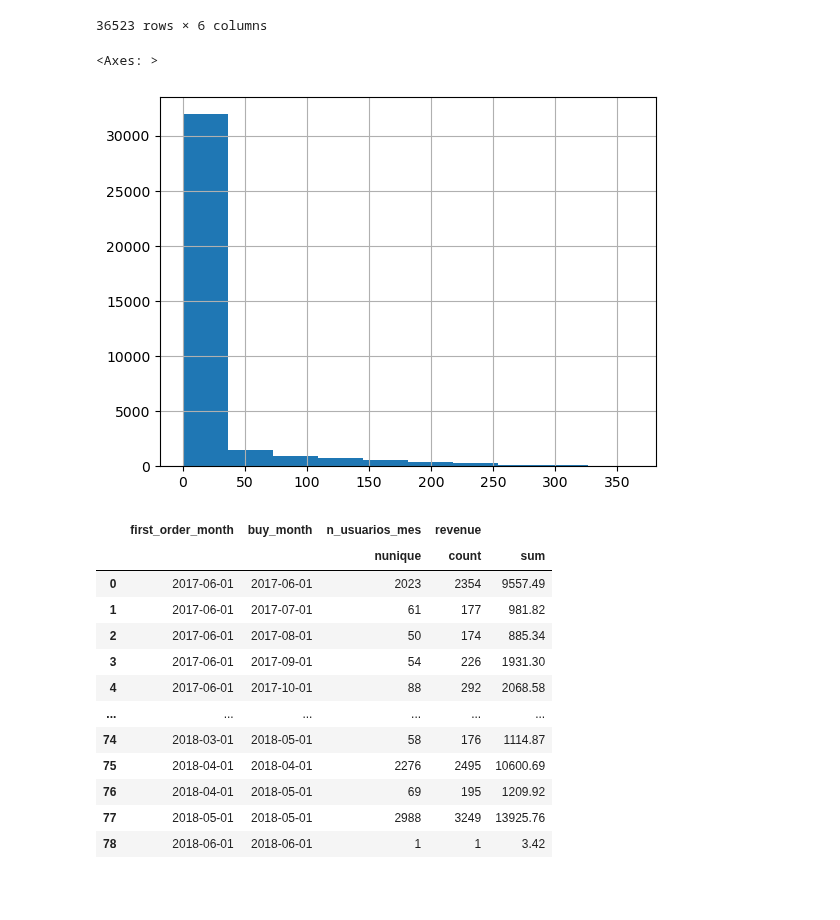
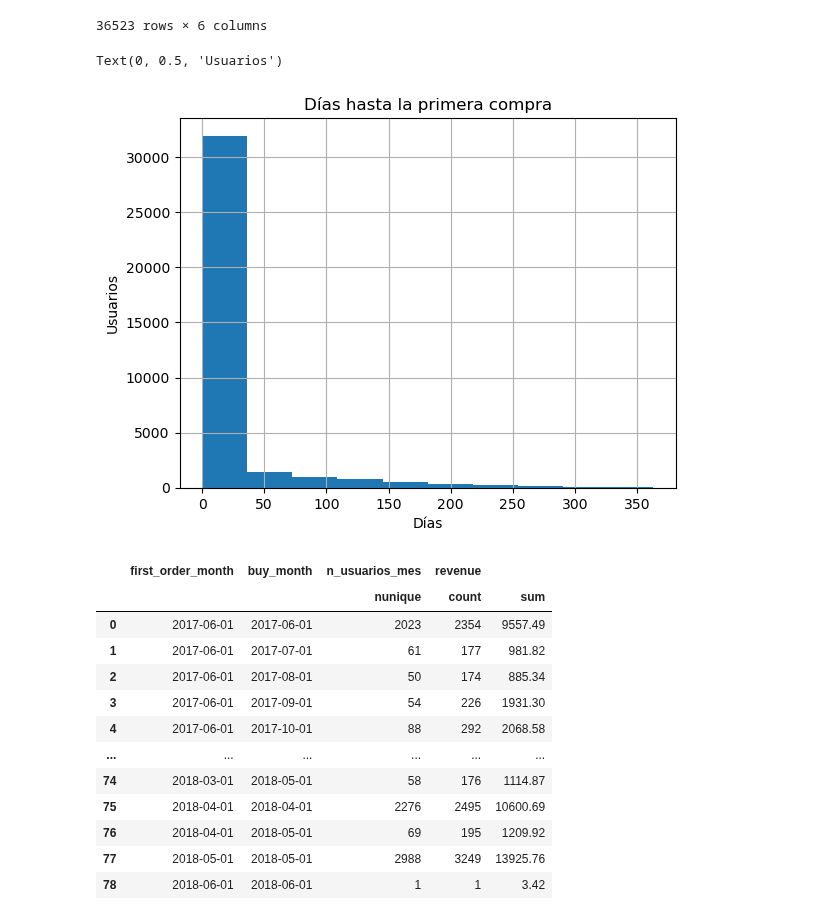
Before and after one commit to hukitan/tripleten, a Jupyter notebook: Proyectos_en_desarrollo/Proyecto 9/proyecto_9.ipynb, the cells around one changed output. Cells and saved outputs as stored; diff of their text form; code cells hidden in the pictures; blank space fills up the shorter version.

```diff
--- a/Proyectos_en_desarrollo/Proyecto 9/proyecto_9.ipynb
+++ b/Proyectos_en_desarrollo/Proyecto 9/proyecto_9.ipynb
@@ -331,11 +322,14 @@ buyers
 | 36521 | 18446156210226471712 | 2018-02-18 | 2018-02-01 | 2017-11-07 | 2017-11-01 | 103 |
 | 36522 | 18446167067214817906 | 2017-10-17 | 2017-10-01 | 2017-10-17 | 2017-10-01 | 0 |
 36523 rows × 6 columns
-# %%
-buyers['days_to_purchase'].hist()
-# %% [output]
-<Axes: >
-[figure, removed]
+# %%
+buyers['days_to_purchase'].hist()
+plt.title('Días hasta la primera compra')
+plt.xlabel('Días')
+plt.ylabel('Usuarios')
+# %% [output]
+Text(0, 0.5, 'Usuarios')
+[figure, added]
 # %%
 # ¿Cuántos pedidos hacen durante un período de tiempo dado?
 cohortes = buyers.merge(orders[['revenue', 'uid', "buy_month"]])
```
Also changed, not shown: parts of 10 cells of this notebook.
